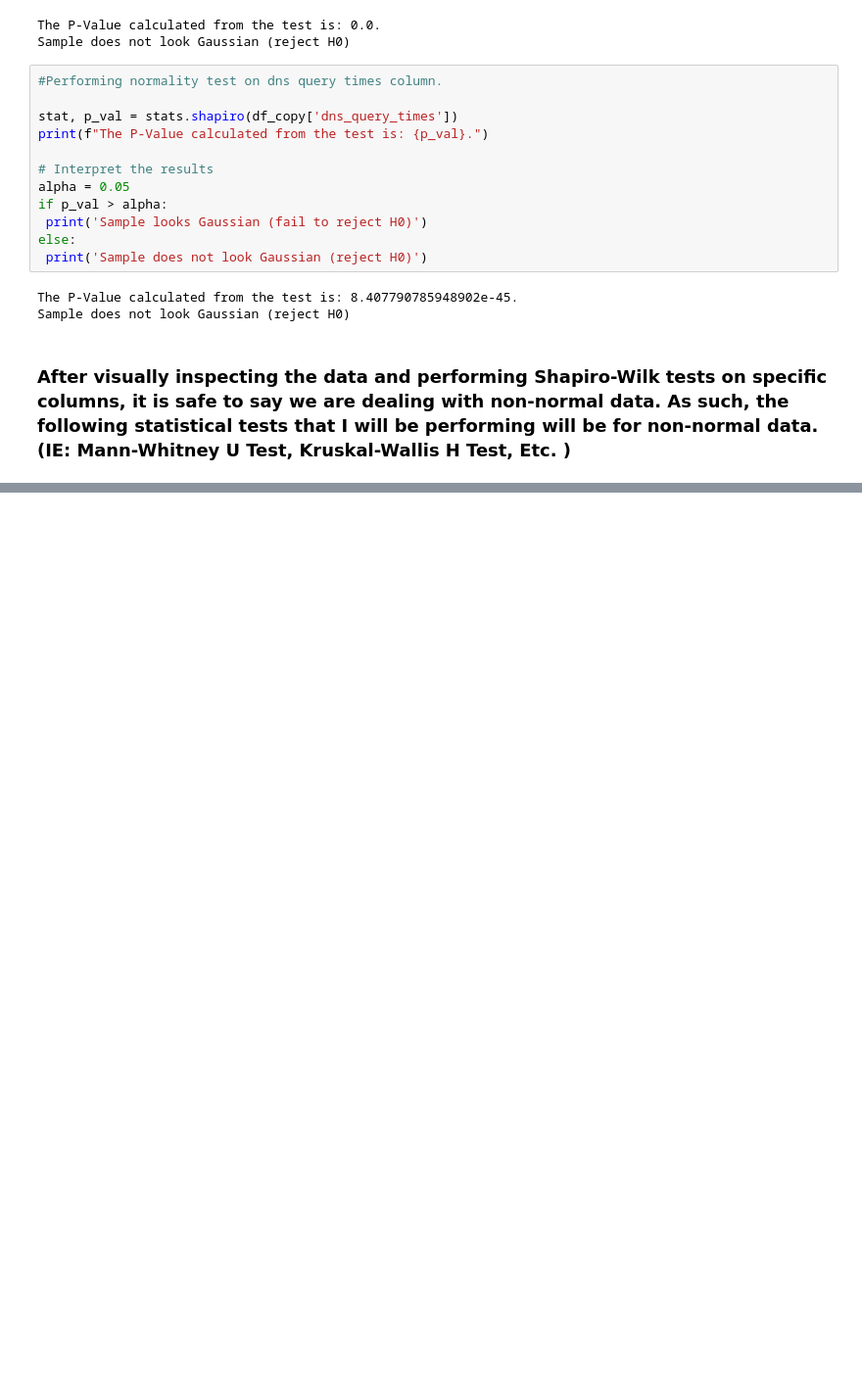
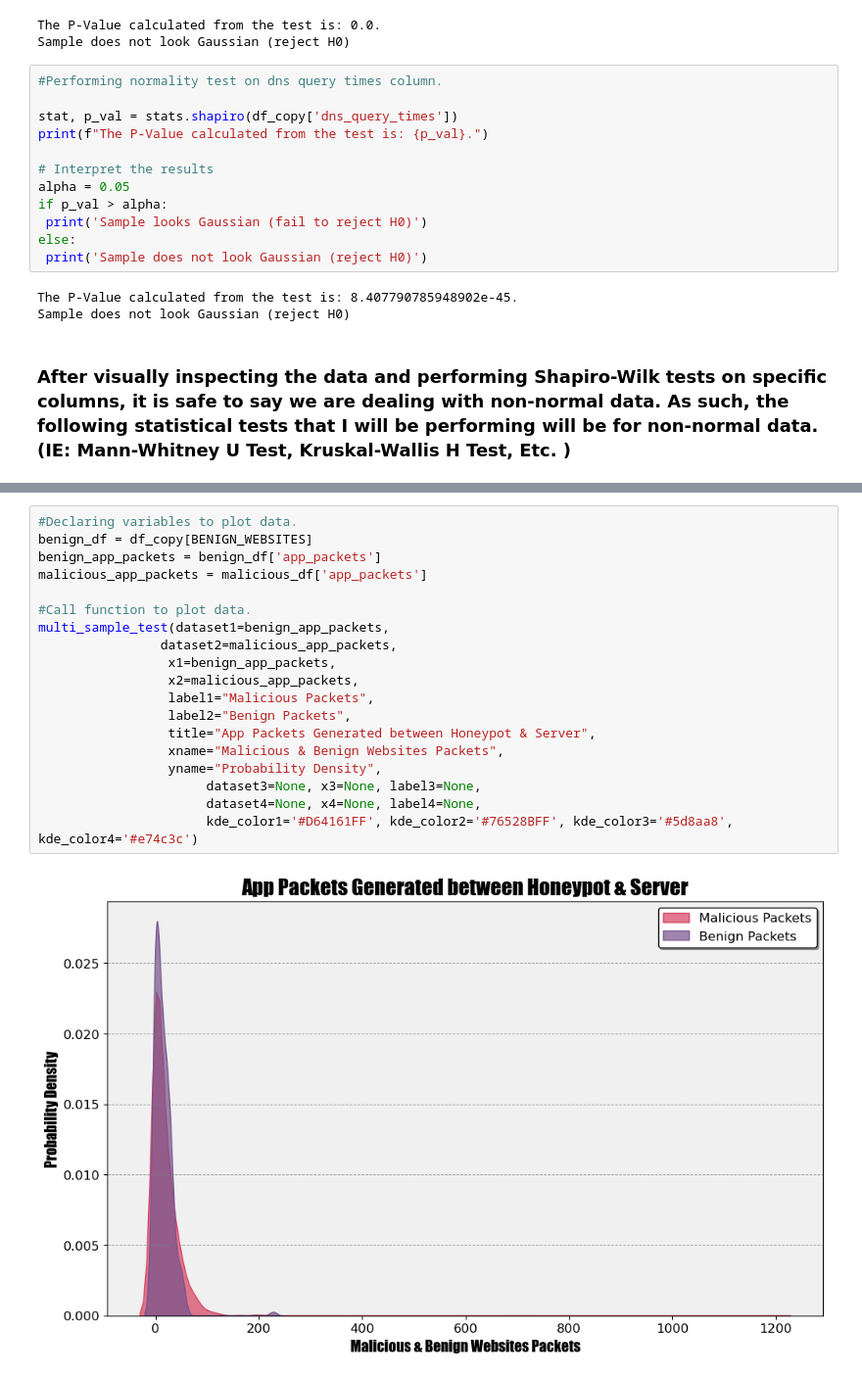
Before and after one commit to chrisheimbuch/malicious-websites-research-report, a Jupyter notebook: source/malicious_or_benign_websites_eda.ipynb, the cells around one changed output, grey strips where cells are left out. Shown at 98% size. Cells and saved outputs as stored; diff of their text form; blank space fills up the shorter version.

```diff
--- a/source/malicious_or_benign_websites_eda.ipynb
+++ b/source/malicious_or_benign_websites_eda.ipynb
@@ -1149,0 +1331,21 @@ Index(['url', 'url_length', 'number_special_characters', 'content_length',
+# %%
+#Declaring variables to plot data.
+benign_df = df_copy[BENIGN_WEBSITES]
+benign_app_packets = benign_df['app_packets']
+malicious_app_packets = malicious_df['app_packets']
+
+#Call function to plot data.
+multi_sample_test(dataset1=benign_app_packets,
+                dataset2=malicious_app_packets,
+                 x1=benign_app_packets,
+                 x2=malicious_app_packets,
+                 label1="Malicious Packets",
+                 label2="Benign Packets",
+                 title="App Packets Generated between Honeypot & Server",
+                 xname="Malicious & Benign Websites Packets",
+                 yname="Probability Density",
+                      dataset3=None, x3=None, label3=None,
+                      dataset4=None, x4=None, label4=None,
+                      kde_color1='#D64161FF', kde_color2='#76528BFF', kde_color3='#5d8aa8', kde_color4='#e74c3c')
+# %% [output]
+[figure, added]
```
Also changed, not shown: parts of 60 cells of this notebook, 2 other files.
